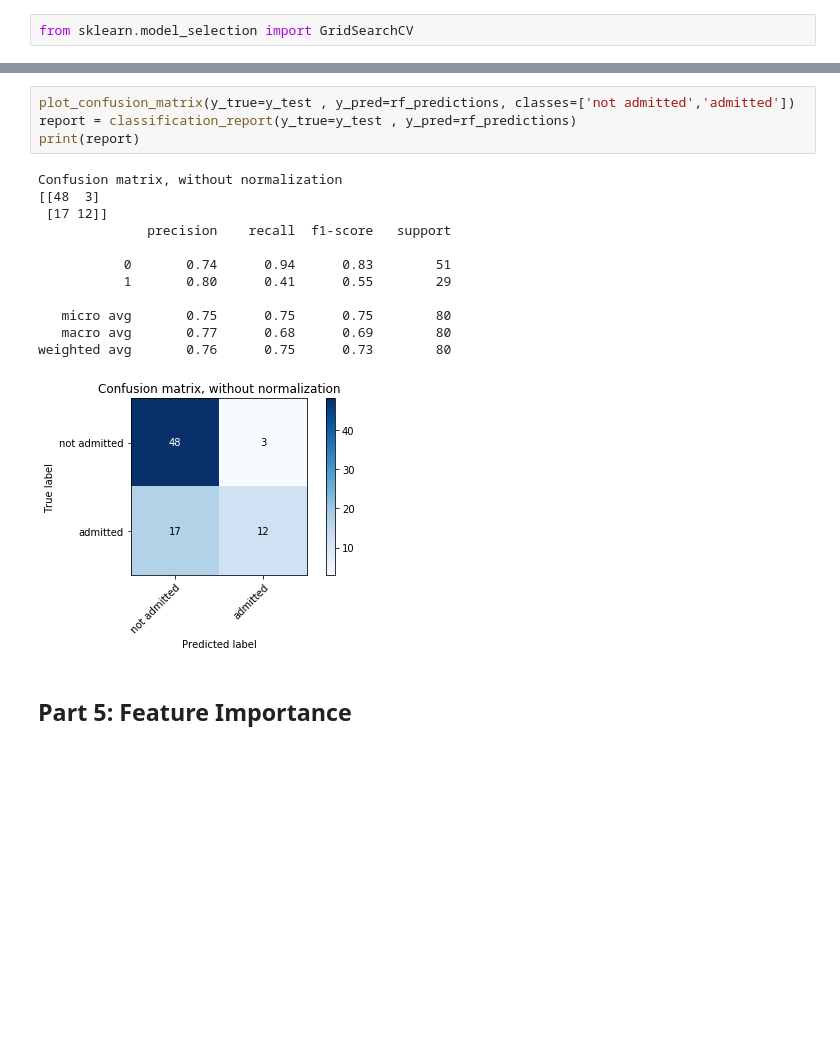
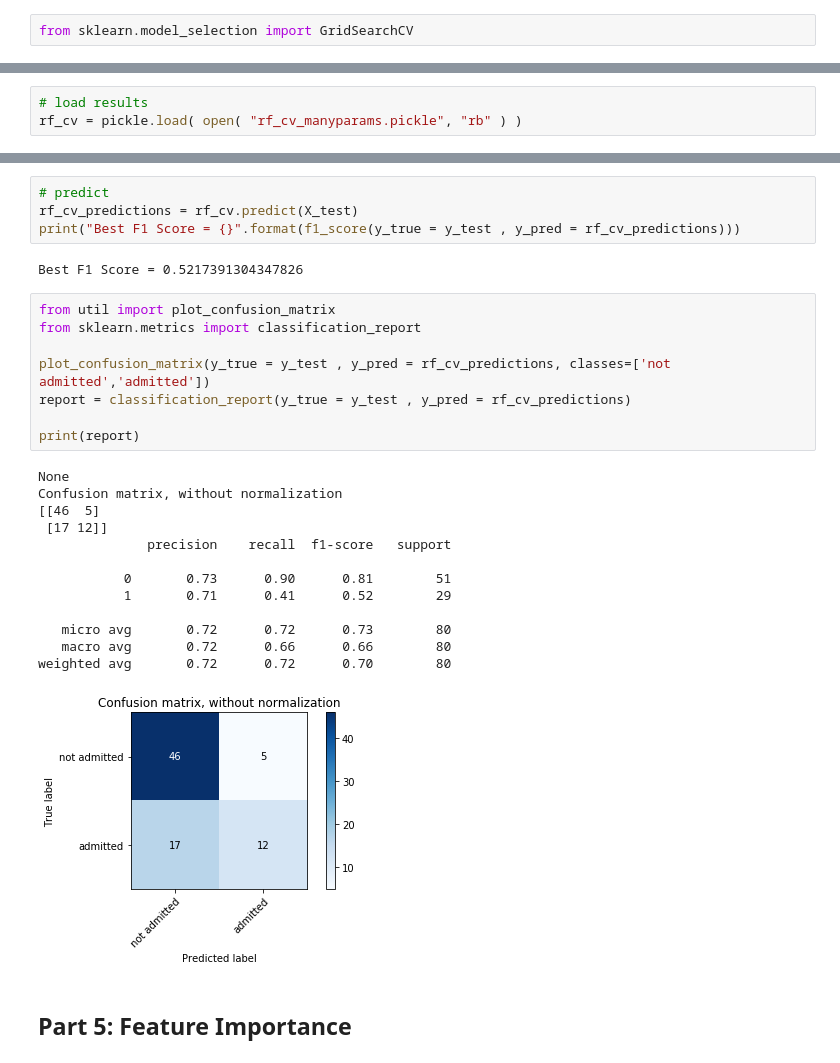
Before and after one commit to tmsharp/random_forest, a Jupyter notebook: Classification - Predicting Graduate Admissions (Abridged).ipynb, the cells around one changed output, grey strips where cells are left out. Drawn from its saved outputs; the diff is of its cells as text; blank space fills up the shorter version.

Commit message:
added gridsearch and prediction sections

```diff
--- a/Classification - Predicting Graduate Admissions (Abridged).ipynb
+++ b/Classification - Predicting Graduate Admissions (Abridged).ipynb
@@ -473,0 +495,3 @@ print(rf_cv.best_score_)
+# %%
+# load results
+rf_cv = pickle.load( open( "rf_cv_manyparams.pickle", "rb" ) )
@@ -474,19 +538,30 @@ print(rf_cv.best_score_)
+# %%
+# predict
+rf_cv_predictions = rf_cv.predict(X_test)
+print("Best F1 Score = {}".format(f1_score(y_true = y_test , y_pred = rf_cv_predictions)))
+# %% [output]
+Best F1 Score = 0.5217391304347826
 # %%
-plot_confusion_matrix(y_true=y_test , y_pred=rf_predictions, classes=['not admitted','admitted'])
-report = classification_report(y_true=y_test , y_pred=rf_predictions)
+from util import plot_confusion_matrix
+from sklearn.metrics import classification_report
+
+plot_confusion_matrix(y_true = y_test , y_pred = rf_cv_predictions, classes=['not admitted','admitted'])
+report = classification_report(y_true = y_test , y_pred = rf_cv_predictions)
+
 print(report)
 # %% [output]
+None
 Confusion matrix, without normalization
-[[48  3]
+[[46  5]
  [17 12]]
               precision    recall  f1-score   support
 
-           0       0.74      0.94      0.83        51
-           1       0.80      0.41      0.55        29
+           0       0.73      0.90      0.81        51
+           1       0.71      0.41      0.52        29
 
-   micro avg       0.75      0.75      0.75        80
-   macro avg       0.77      0.68      0.69        80
-weighted avg       0.76      0.75      0.73        80
+   micro avg       0.72      0.72      0.73        80
+   macro avg       0.72      0.66      0.66        80
+weighted avg       0.72      0.72      0.70        80
-[figure, old version]
+[figure, new version]
 # %% [markdown]
 ## Part 5: Feature Importance
```
Also changed, not shown: parts of 14 cells of this notebook, 1 other file.
